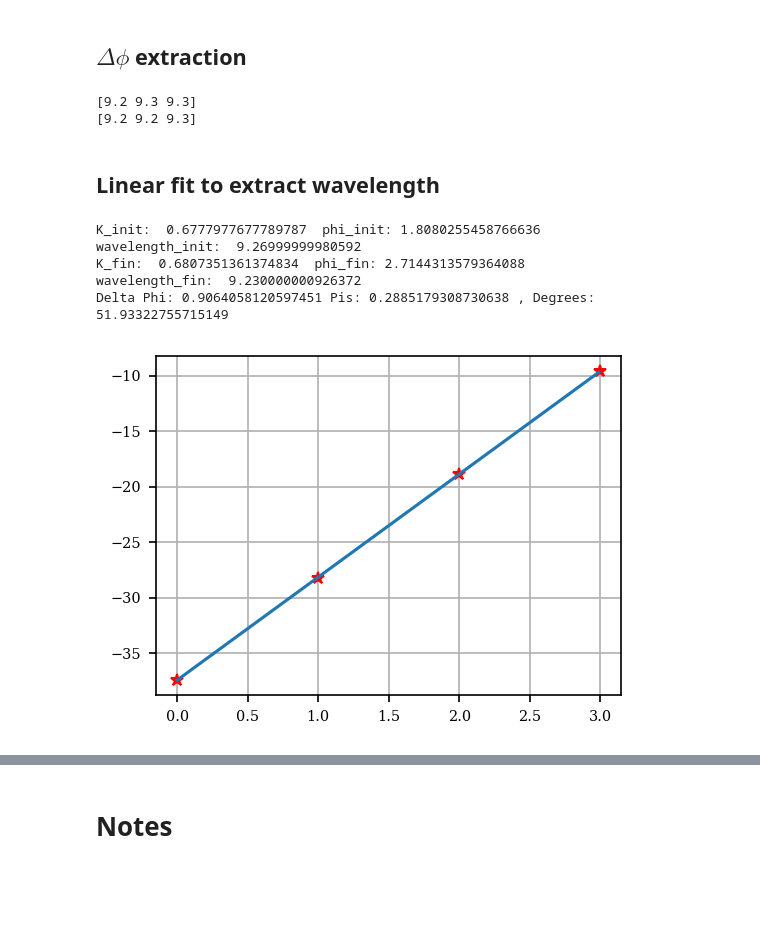
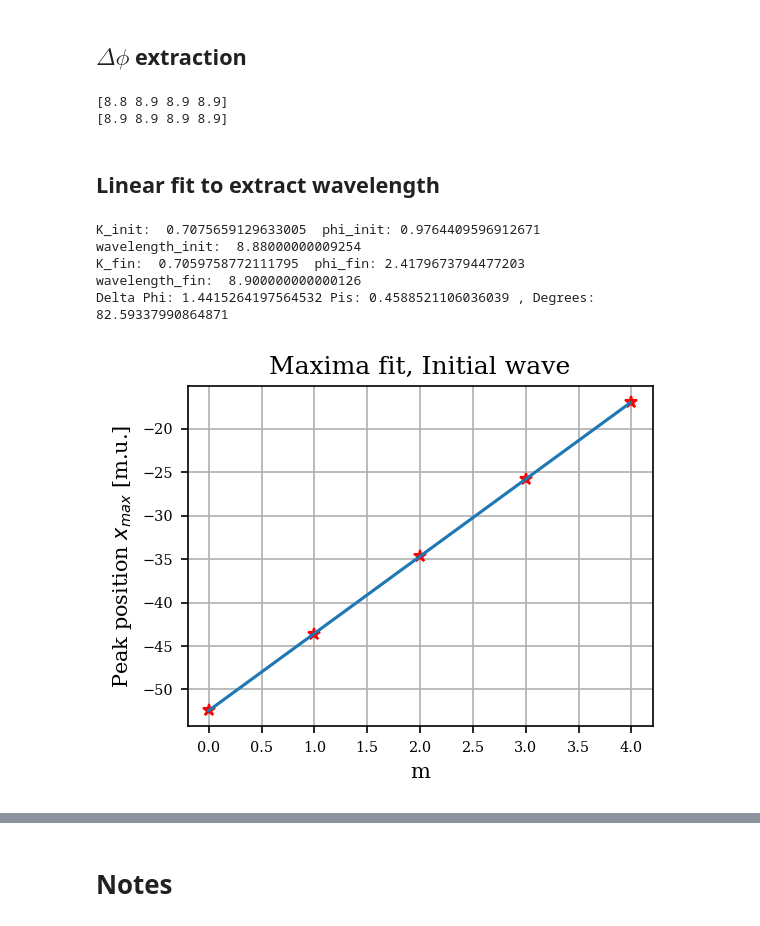
Before and after one commit to leonardocattarin/LabAdvPhotonicsMeep, a Jupyter notebook: Microring_Resonator/Test_Ring_Resonator.ipynb, the cells around one changed output, grey strips where cells are left out. Saved outputs shown, nothing was run; the diff lists cells and outputs as text; code cells hidden in the pictures; blank space fills up the shorter version.

```diff
--- a/Microring_Resonator/Test_Ring_Resonator.ipynb
+++ b/Microring_Resonator/Test_Ring_Resonator.ipynb
@@ -70,7 +70,7 @@ Cell
 #define cell size and resolution
 #Cell size is in meep units
 #center is in (0,0), ranges in x=(-sx/2,sx/2), y=(-sy/2,sy/2)
-sx = 96
+sx = 120
 sy = 32
 
 cell = mp.Vector3(sx, sy)
@@ -91,7 +91,7 @@ n_wvg = 3.55
 n_ring = n_wvg
 
 #Separating distance
-d = 0.8
+d = 0.15
 
 #Width properties
 wvg_width = 1.6
@@ -144,7 +144,7 @@ m = 8
 #df = f_central
 
 f_central = 0.048
-df = 0.005
+df = 0.04
 
 f_harm = f_central
 df_harm = f_harm
@@ -809,8 +814,8 @@ fin_spacings = np.diff(fin_x[fin_peaks])
 print(init_spacings)
 print(fin_spacings)
 # %% [output]
-[9.2 9.3 9.3]
-[9.2 9.2 9.3]
+[8.8 8.9 8.9 8.9]
+[8.9 8.9 8.9 8.9]
 # %% [markdown]
 ## Linear fit to extract wavelength
 # %%
@@ -838,20 +843,23 @@ print("wavelength_fin: ",2*pi/k_fit_fin)
 DeltaPhi = (phi_fin - phi_init)%(2*pi)
 print("Delta Phi:", DeltaPhi, "Pis:",DeltaPhi/pi, ", Degrees: ",DeltaPhi*360/(2*pi))
 # %% [output]
-K_init:  0.6777977677789787  phi_init: 1.8080255458766636
-wavelength_init:  9.26999999980592
-K_fin:  0.6807351361374834  phi_fin: 2.7144313579364088
-wavelength_fin:  9.230000000926372
-Delta Phi: 0.9064058120597451 Pis: 0.2885179308730638 , Degrees:  51.93322755715149
+K_init:  0.7075659129633005  phi_init: 0.9764409596912671
+wavelength_init:  8.88000000009254
+K_fin:  0.7059758772111795  phi_fin: 2.4179673794477203
+wavelength_fin:  8.900000000000126
+Delta Phi: 1.4415264197564532 Pis: 0.4588521106036039 , Degrees:  82.59337990864871
 # %%
 dummy_m_init = np.arange(np.amin([i[0] for i in enumerate(init_x_peaks)]), np.amax([i[0] for i in enumerate(init_x_peaks)]), 0.01)
 
+plt.xlabel("m")
+plt.ylabel("Peak position $x_{max}$ [m.u.]")
+plt.title("Maxima fit, Initial wave")
 plt.plot([i[0] for i in enumerate(init_x_peaks)],init_x_peaks ,"r*")
 plt.plot(dummy_m_init, func_linear(dummy_m_init, *popt_init), label=r"linear fit")
 
 plt.grid()
 # %% [output]
-[figure, old version]
+[figure, new version]
 # %%
 dummy_m_fin = np.arange(np.amin([i[0] for i in enumerate(fin_x_peaks)]), np.amax([i[0] for i in enumerate(fin_x_peaks)]), 0.01)
 
```
Also changed, not shown: parts of 22 cells of this notebook, 43 other files.
